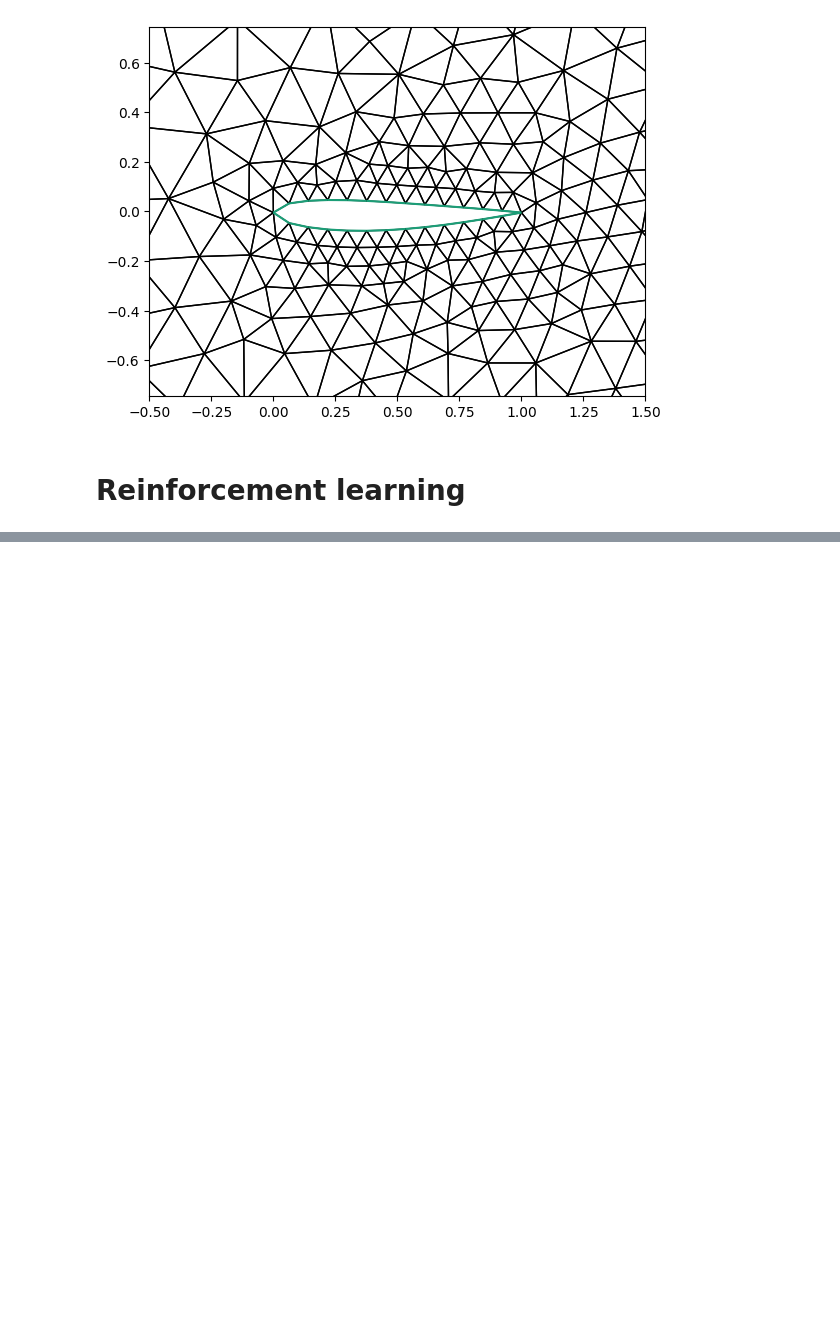
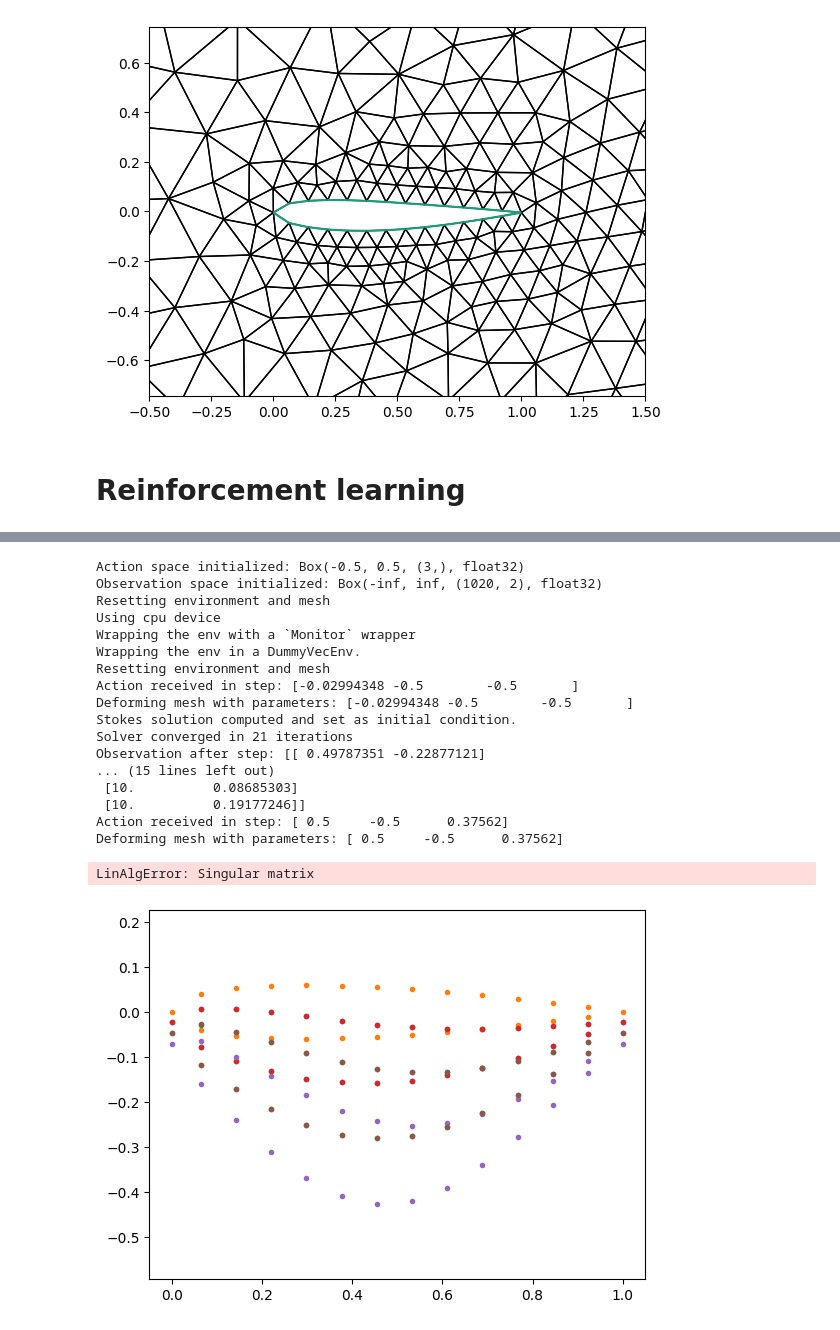
Before and after one commit to gupo33/ProgettoNAPDE, a Jupyter notebook: Progetto Napde.ipynb, the cells around one changed output, grey strips where cells are left out. Cells and saved outputs as stored; diff of their text form; code cells hidden in the pictures; blank space fills up the shorter version.

Commit message:
Reinforcement learning
Ci sono molte cose da correggere ma c'è un'idea e qualcosa succede. Dà sempre problemi la singular matrix sulla RBF deformation

```diff
--- a/Progetto Napde.ipynb
+++ b/Progetto Napde.ipynb
@@ -162,7 +166,7 @@ def stabilization(u_old, u, p, v, q, M, Re):
     delta_K = delta * conditional(gt(Re_K, one),  h/(ubar+1e-5), h*h*Re)
 
     L= -1.0/Re*div(grad(u))+ dot(grad(u_old), u) + dot(grad(u), u_old)+ grad(p)
-    Lss = dot(grad(u_old),v) + dot(grad(v),u_old) + grad(q)
+    Lss = dot(grad(u_old),v) + dot(grad(v),u_old) + grad(q)+ 0.5*div(u_old)*v
 
     lhs= delta_K * inner(L, Lss)*dx + delta_K*div(u)*div(v)*dx
     rhs=delta_K*inner(dot(grad(u_old), u_old), Lss)*dx
@@ -430,7 +438,9 @@ class CFDSolver:
 
         # Solve the Stokes problem
         wh_stokes = Function(self.W)
-        solve(a_stokes == L_stokes, wh_stokes, self.bcs)
+        init_problem = LinearVariationalProblem(a_stokes, L_stokes, wh_stokes, bcs=self.bcs)
+        solver_init =  LinearVariationalSolver(init_problem)
+        solver_init.solve()
 
         # Assign Stokes solution to initial values of Navier-Stokes solver
         self.wh.assign(wh_stokes)
@@ -486,22 +496,23 @@ class CFDSolver:
          'ksp_pc_type':'ilu',
          'ksp_maxit':1000,
          'ksp_rtol':1e-8,
-         'snes_rtol':1e-3,
-         'snes_maxit':100,
        }
 
         while it < maxit and err > tol:
+          it+=1
           lhs, rhs = stabilization(u_old, u, p, v, q, self.mesh, self.Re)
           G = a(u,v,self.Re) + c(u,u_old,v)+c(u_old,u,v)-b(u,q)+b(v,p)+lhs
-          L = inner(self.f,v)*dx +rhs + c(u_old, u_old,v)
+          L = inner(self.f,v)*dx + rhs + c(u_old, u_old,v)
           pb = LinearVariationalProblem(G, L , self.wh, bcs=self.bcs)
           solver = LinearVariationalSolver(pb, solver_parameters=param)
           solver.solve()
           self.uh, self.ph = self.wh.subfunctions
+
           err = (errornorm(self.uh, u_old, 'H1') / norm(u_old, 'H1') + errornorm(self.ph, p_old, 'L2') / norm(p_old, 'L2'))
+
           u_old.assign(self.uh)
           p_old.assign(self.ph)
-          it+=1
+
         if it>maxit:
             print("Max iterations reached")
         else:
@@ -550,0 +718,37 @@ Solver converged in 21 iterations
+# %%
+from stable_baselines3 import PPO
+
+
+# Define initial mesh and control points of the airfoil
+initial_mesh ="testairfoil.msh" # Replace with the mesh data (e.g., as a NumPy array) # Replace with the actual airfoil control points
+
+# Pass necessary configuration if any
+
+# Create the environment with the CFD solver, initial mesh, and control points
+env3 = AirfoilDeformationEnv(initial_mesh)
+
+# Create the PPO agent
+model = PPO("MlpPolicy", env3, verbose=1)
+
+# Train the agent
+model.learn(total_timesteps=100)
+# %% [output]
+Action space initialized: Box(-0.5, 0.5, (3,), float32)
+Observation space initialized: Box(-inf, inf, (1020, 2), float32)
+Resetting environment and mesh
+Using cpu device
+Wrapping the env with a `Monitor` wrapper
+Wrapping the env in a DummyVecEnv.
+Resetting environment and mesh
+Action received in step: [-0.02994348 -0.5        -0.5       ]
+Deforming mesh with parameters: [-0.02994348 -0.5        -0.5       ]
+Stokes solution computed and set as initial condition.
+Solver converged in 21 iterations
+Observation after step: [[ 0.49787351 -0.22877121]
+... (15 lines left out)
+ [10.          0.08685303]
+ [10.          0.19177246]]
+Action received in step: [ 0.5     -0.5      0.37562]
+Deforming mesh with parameters: [ 0.5     -0.5      0.37562]
+LinAlgError: Singular matrix
+[figure, added]
```
Also changed, not shown: parts of 16 cells of this notebook.
